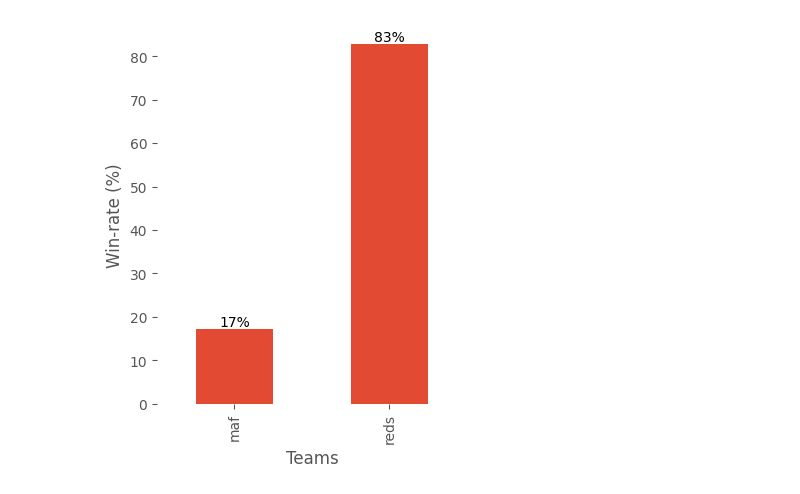
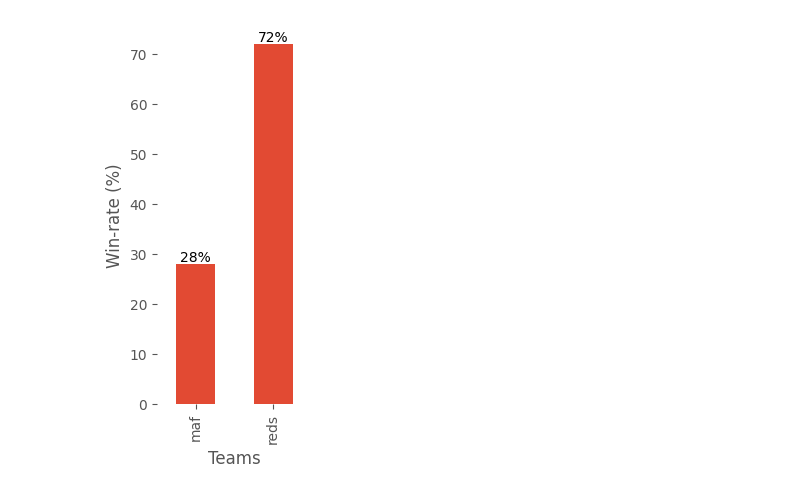
Before and after one commit to SergeySetti/mafiasim, a Jupyter notebook: data_analysis/tryit.ipynb, the cells around one changed output. Cells and saved outputs as stored; diff of their text form; code cells hidden in the pictures.

```diff
--- a/data_analysis/tryit.ipynb
+++ b/data_analysis/tryit.ipynb
@@ -45,7 +38,33 @@ while True:
 # %%
-df = DataFrame(columns=['g_time', 'g_who_wins', 'g_total_rounds', 'g_when_sheriff_killed', 'p_#', 'p_role', 'votes_for_reds', 'votes_for_black'])
-for g in range(1000):
+columns = ['g_time', 'g_who_wins', 'g_total_rounds', 'g_when_sheriff_killed', 'p_#', 'gamer_id', 'p_role', 'votes_for_reds', 'votes_for_black']
+games_count = 100
+
+df = DataFrame(columns=columns)
+for g in range(games_count):
     game = Game()
+    chosen_ids = choice(gamer_ids, replace=False, size=10).tolist()
+
+    players_strategies = [[g_id, typical_tactics] for g_id in chosen_ids]
+    is_5_in_game = chosen_ids.index('Gamer #5') if 'Gamer #5' in chosen_ids else None
+    if is_5_in_game:
+        players_strategies[is_5_in_game][1] = skilled_tactics
+
+    is_5_in_game = chosen_ids.index('Gamer #6') if 'Gamer #6' in chosen_ids else None
+    if is_5_in_game:
+        players_strategies[is_5_in_game][1] = skilled_tactics
+
+    is_5_in_game = chosen_ids.index('Gamer #7') if 'Gamer #7' in chosen_ids else None
+    if is_5_in_game:
+        players_strategies[is_5_in_game][1] = skilled_tactics
+
+    is_5_in_game = chosen_ids.index('Gamer #8') if 'Gamer #8' in chosen_ids else None
+    if is_5_in_game:
+        players_strategies[is_5_in_game][1] = skilled_tactics
+
+    is_5_in_game = chosen_ids.index('Gamer #9') if 'Gamer #9' in chosen_ids else None
+    if is_5_in_game:
+        players_strategies[is_5_in_game][1] = skilled_tactics
+
     game.init_game(players_strategies)
     while True:
         game.commit_night_events()
@@ -61,17 +80,20 @@ for g in range(1000):
     for p in game.players:
         num_of_votes_for_reds = len([x for x in game.game_statistics['who_vote_who'] if p == x[0] and x[1].is_red()])
         num_of_votes_for_black = len([x for x in game.game_statistics['who_vote_who'] if p == x[0] and x[1].is_maf()])
-        stats.append([game.game_time, game.who_wins, game.day_number, game.game_statistics['when_sheriff_killed'], p.number, p.role, num_of_votes_for_reds, num_of_votes_for_black])
+        stats.append([game.game_time, game.who_wins, game.day_number, game.game_statistics['when_sheriff_killed'], p.number, p.g_id, p.role, num_of_votes_for_reds, num_of_votes_for_black])
 
-    df = pd.concat([df, DataFrame(columns=['g_time', 'g_who_wins', 'g_total_rounds', 'g_when_sheriff_killed', 'p_#', 'p_role', 'votes_for_reds', 'votes_for_black'], data=stats)], ignore_index=True)
+    df = pd.concat([df, DataFrame(columns=columns, data=stats)], ignore_index=True)
+
+df['p_is_winner'] = ((df['g_who_wins'] == 'reds') & ((df['p_role'] == 'r') | (df['p_role'] == 's'))) | ( (df['g_who_wins'] == 'maf') & (df['p_role'] == 'm') )
+df['p_is_winner'] = df['p_is_winner'].astype('int8')
 # %%
 who_wins = df.groupby(['g_time', 'g_who_wins']).agg(wins_count=('g_who_wins', 'count')).reset_index()
 who_wins = who_wins.groupby('g_who_wins').agg(wins_by_team=('g_who_wins', 'count')) / len(who_wins) * 100
 ax = who_wins.plot(kind='bar', legend=False)
 ax.set_frame_on(False)
 ax.set_xlabel('Teams')
 ax.set_ylabel('Win-rate (%)')
 ax.bar_label(ax.containers[0], fmt='%.0f%%')
-set_ax_pixel_size(ax, width=400)
+set_ax_pixel_size(ax, width=200)
 # %% [output]
-[figure, old version]
+[figure, new version]
```
Also changed, not shown: parts of 4 cells of this notebook, 4 other files.
